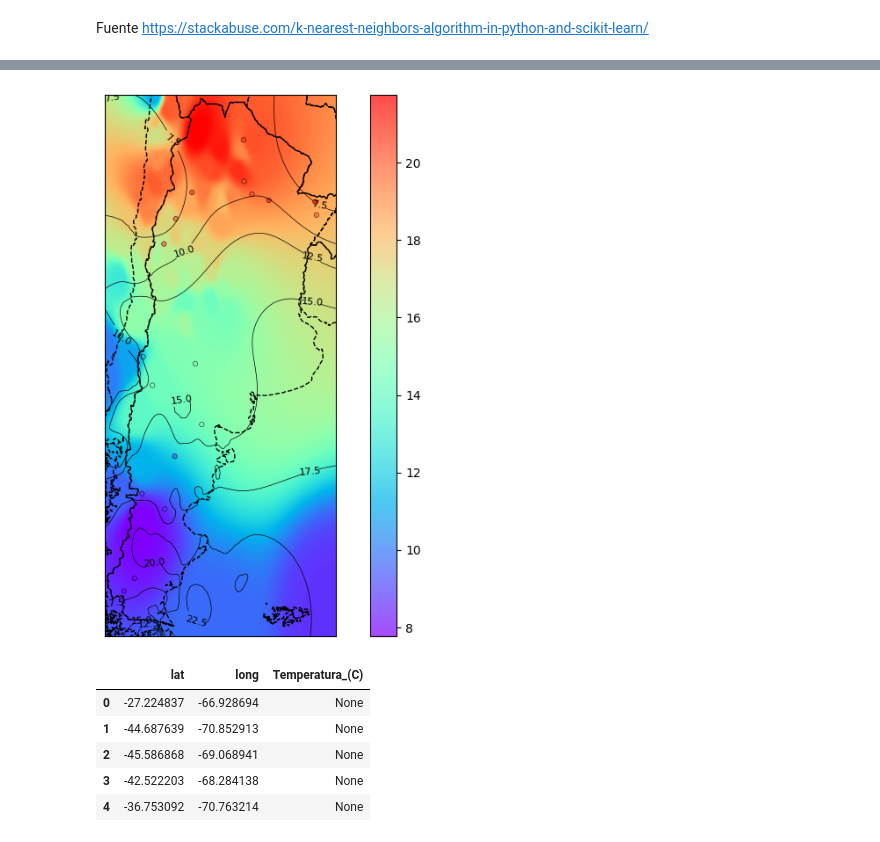
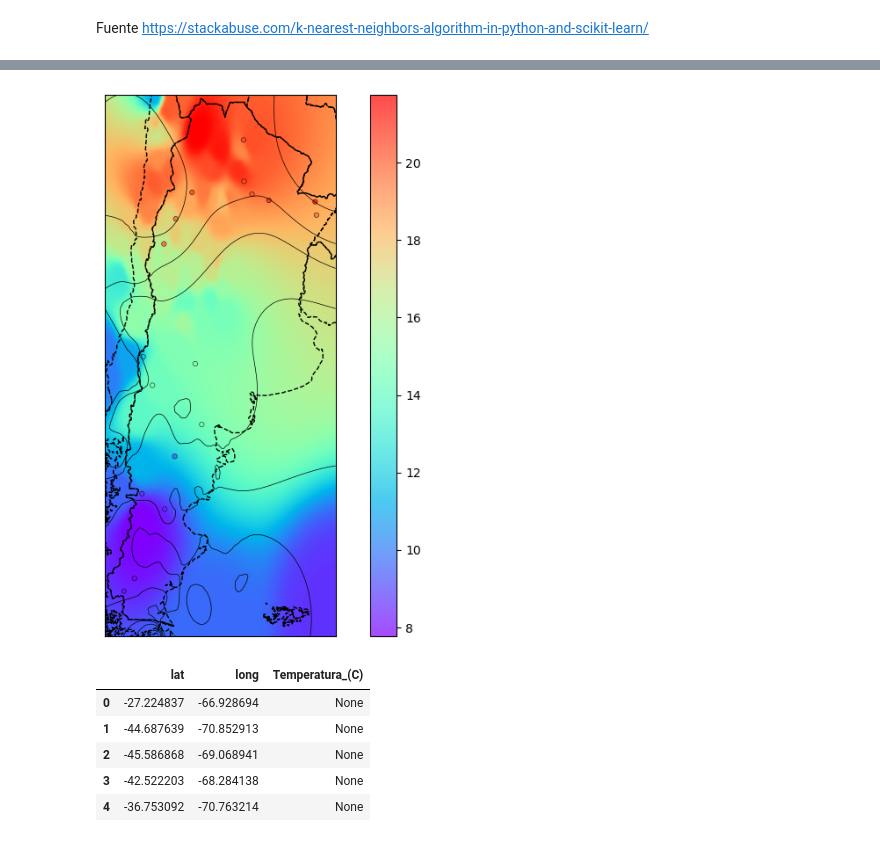
Before and after one commit to martinfernandoortiz/geoestadistica_unlp, a Jupyter notebook: final/final.ipynb, the cells around one changed output, grey strips where cells are left out. Saved outputs shown, nothing was run; the diff lists cells and outputs as text; code cells hidden in the pictures.

```diff
--- a/final/final.ipynb
+++ b/final/final.ipynb
@@ -881,7 +873,9 @@ profile = {
 }
 
 # Escribir el raster en un archivo GeoTIFF
-output_file = '/content/drive/My Drive/datasets_colab/final/raster.tif'
+#output_file = '/content/drive/My Drive/datasets_colab/final/raster.tif'
+output_file = 'raster.tif'
+
 with rasterio.open(output_file, 'w', **profile) as dst:
     dst.write(grid, 1)
 
@@ -934,22 +990,28 @@ Ahora hacemos un loop para todos los campos: primero la función y despues el lo
 
 # Read points from shapefile
 
-def raster_values_at_points(raster_path, gdf_median: gpd.GeoDataFrame, column_name: str) -> gpd.GeoDataFrame:
 
-    new_gdf = points_gdf.copy()  # do not change original gdf
-    coords = points_gdf.get_coordinates().values
+def raster_values_at_points(raster_path, points_gdf: gpd.GeoDataFrame, column_name: str) -> gpd.GeoDataFrame:
+    new_gdf = points_gdf.copy()  # do not change the original GeoDataFrame
+
+    # Extracting coordinates from the GeoSeries
+    coords = [(point.x, point.y) for point in points_gdf.geometry]
 
     with rasterio.open(raster_path) as src:
+        # Sample raster values at coordinates
         new_gdf[column_name] = [x[0] for x in src.sample(coords)]
 
     return new_gdf
+
 
 rango = np.r_[7:15]
 
 for x in rango:
     colname = df_median.columns[x]
     sanitized_colname = colname.replace('(', '').replace(')', '').replace('/', '_')
-    output_file = f'/content/drive/My Drive/datasets_colab/final/r_{sanitized_colname}.tif'
+#    output_file = f'/content/drive/My Drive/datasets_colab/final/r_{sanitized_colname}.tif'
+    output_file = f'r_{sanitized_colname}.tif'
+
     print(f"Intentando crear: {output_file}")
     try:
         with rasterio.open(output_file, 'w', **profile) as dst:
@@ -1062,7 +1124,9 @@ for x in rango:
         'nodata': -9999,  # Valor para los nodata
     }
 
-    patio = '/content/drive/My Drive/datasets_colab/final/r_'
+#    patio = '/content/drive/My Drive/datasets_colab/final/r_'
+    patio = 'r_'
+
     colname
     formato='.tif'
 
@@ -1070,7 +1134,9 @@ for x in rango:
 
     #colname = df_median.columns[x]
     sanitized_colname = colname.replace('(', '').replace(')', '').replace('/', '_')
-    output_file = f'/content/drive/My Drive/datasets_colab/final/r_{sanitized_colname}.tif'
+#    output_file = f'/content/drive/My Drive/datasets_colab/final/r_{sanitized_colname}.tif'
+    output_file = f'r_{sanitized_colname}.tif'
+
     with rasterio.open(output_file, 'w', **profile) as dst:
          # Puedes opcionalmente escribir datos en el raster si es necesario
              data = np.zeros((height, width), dtype=np.float32)
@@ -1105,7 +1171,9 @@ for x in rango:
 
 
 # Especifica la ruta y el nombre del archivo Shapefile de salida
-output_shapefile = '/content/drive/My Drive/datasets_colab/final/gdf_median.gpkg'
+#output_shapefile = '/content/drive/My Drive/datasets_colab/final/gdf_median.gpkg'
+output_shapefile = 'gdf_median.gpkg'
+
 # Exporta el GeoDataFrame a Shapefile
 gdf_median.to_file(output_shapefile)
 # %% [output]
@@ -1328,7 +1407,7 @@ def plot_with_country_knn(x, y, z, grid, Isocontornos=None, country_boundaries=N
 
     if Isocontornos is not None:
         contours = ax.contour(grid, extent=(x_min_adjusted, x_max_adjusted, y_min_adjusted, y_max_adjusted), levels=Isocontornos, linewidths=.5, colors='black')
-        ax.clabel(contours, inline=True, fontsize=8, fmt='%1.1f')
+        #ax.clabel(contours, inline=True, fontsize=8, fmt='%1.1f')
 
     # Mostrar los límites del país como referencia sin relleno
     if country_boundaries is not None:
@@ -1409,27 +1488,29 @@ plt.show()
 # %%
 # @title
-nuevas_estaciones = gpd.read_file('/content/drive/My Drive/datasets_colab/final/nuevas_estaciones_knn.gpkg')
+#nuevas_estaciones = gpd.read_file('/content/drive/My Drive/datasets_colab/final/nuevas_estaciones_knn.gpkg')
+nuevas_estaciones = gpd.read_file('nuevas_estaciones_knn.gpkg')
+
 nuevas_estaciones_filtered = nuevas_estaciones[['lat', 'long', 'Temperatura_(C)']]#
 coords_temp = nuevas_estaciones_filtered[['long','lat']].values
 value_temp = nuevas_estaciones_filtered['Temperatura_(C)'].values
 
 y_pred=regressor.predict(coords_temp)
 
 
 x_knn=nuevas_estaciones_filtered[['long']].values
 y_knn=nuevas_estaciones_filtered[['lat']].values
 z_knn=y_pred
 
 fig, ax = plt.subplots()
     # Utiliza la misma función para ambos tipos de gráficos
 plot_with_country_knn(x_knn, y_knn, z_knn, grid1, Isocontornos=isocontornos,
                        country_boundaries=country_boundaries, margin_scale=0.1,ax=ax)
 fig.set_size_inches(10, 8)
 
 # Muestra la figura
 plt.show()
 # %% [output]
-[figure, old version]
+[figure, new version]
 # %%
 # @title
 nuevas_estaciones_filtered.head()
```
Also changed, not shown: parts of 23 cells of this notebook.
